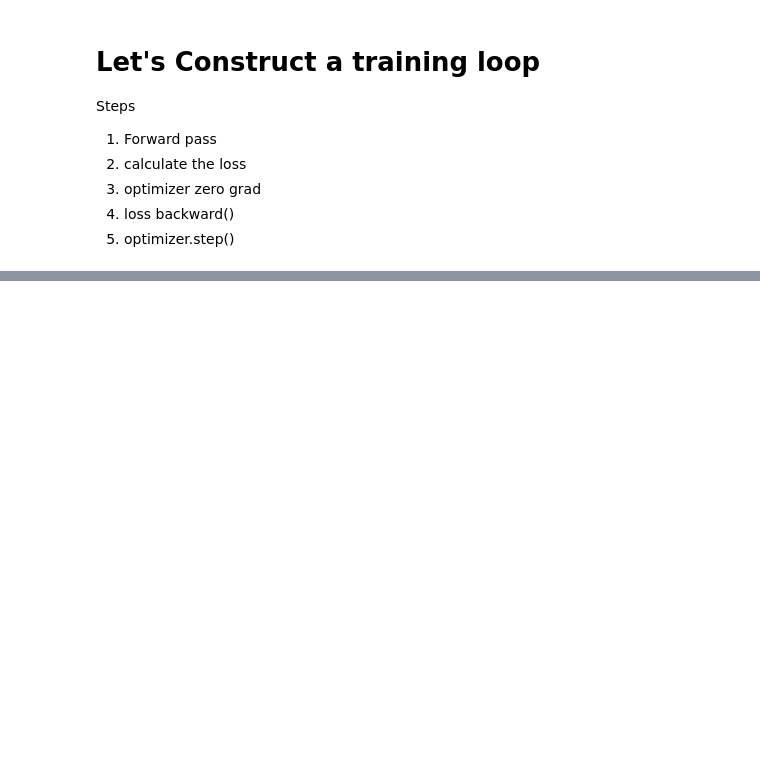
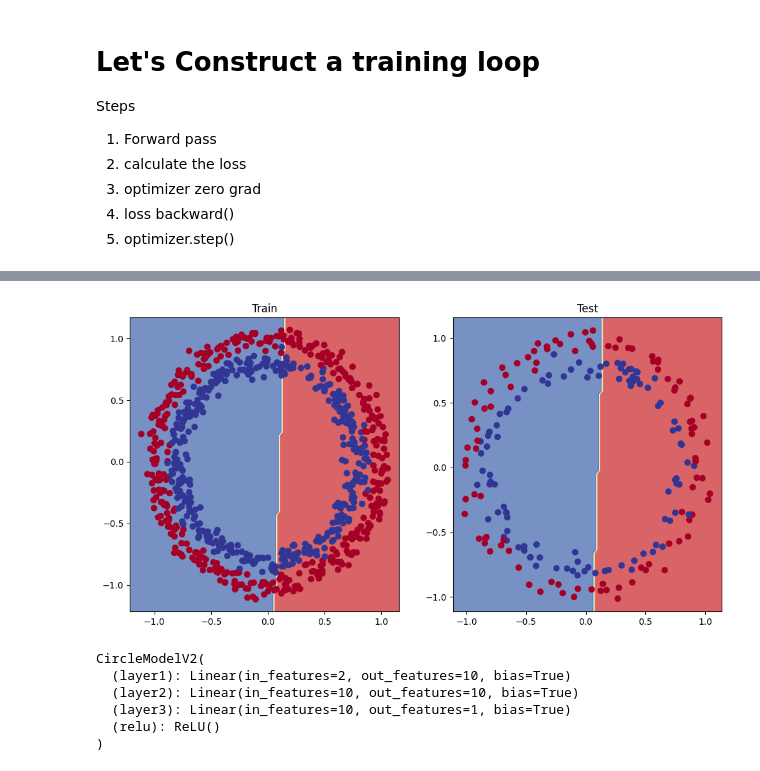
Before and after one commit to Amr-Abdellatif/learn-deep-learning-using-pytorch, a Jupyter notebook: videos_walkthrough/02_starting_pytorch_classification_video.ipynb, the cells around one changed output, grey strips where cells are left out. Saved outputs shown, nothing was run; the diff lists cells and outputs as text; code cells hidden in the pictures; blank space fills up the shorter version.

```diff
--- a/videos_walkthrough/02_starting_pytorch_classification_video.ipynb
+++ b/videos_walkthrough/02_starting_pytorch_classification_video.ipynb
@@ -323,0 +379,4 @@ ModuleNotFoundError: No module named 'helper_functions'
+# %%
+loss_fn = nn.BCEWithLogitsLoss()
+
+optimizer = torch.optim.SGD(params=model_1.parameters(), lr = 0.01)
@@ -323,0 +449,36 @@ ModuleNotFoundError: No module named 'helper_functions'
+# %%
+from utils.helper_functions import plot_decision_boundary , plot_predictions
+
+# plot decision boundaries for training and test set
+plt.figure(figsize=(12,6))
+plt.subplot(1,2,1)
+plt.title("Train")
+plot_decision_boundary(model_1,X_train,y_train)
+plt.subplot(1,2,2)
+plt.title("Test")
+plot_decision_boundary(model_1,X_test,y_test)
+# %% [output]
+[figure, added]
+# %%
+"""we want to use activation functions to introduce non linearity"""
+
+class CircleModelV2(nn.Module):
+    def __init__(self):
+        super(CircleModelV2,self).__init__()
+        self.layer1 = nn.Linear(2,10)
+        self.layer2 = nn.Linear(10,10)
+        self.layer3 = nn.Linear(10,1)
+        self.relu = nn.ReLU()
+
+    def forward(self,x : torch.Tensor) -> torch.Tensor:
+        return self.layer3(self.relu(self.layer2(self.relu(self.layer1(x)))))
+
+model_2 = CircleModelV2().to(device)
+print(model_2)
+# %% [output]
+CircleModelV2(
+  (layer1): Linear(in_features=2, out_features=10, bias=True)
+  (layer2): Linear(in_features=10, out_features=10, bias=True)
+  (layer3): Linear(in_features=10, out_features=1, bias=True)
+  (relu): ReLU()
+)
```
Also changed, not shown: parts of 12 cells of this notebook, 3 other files.
